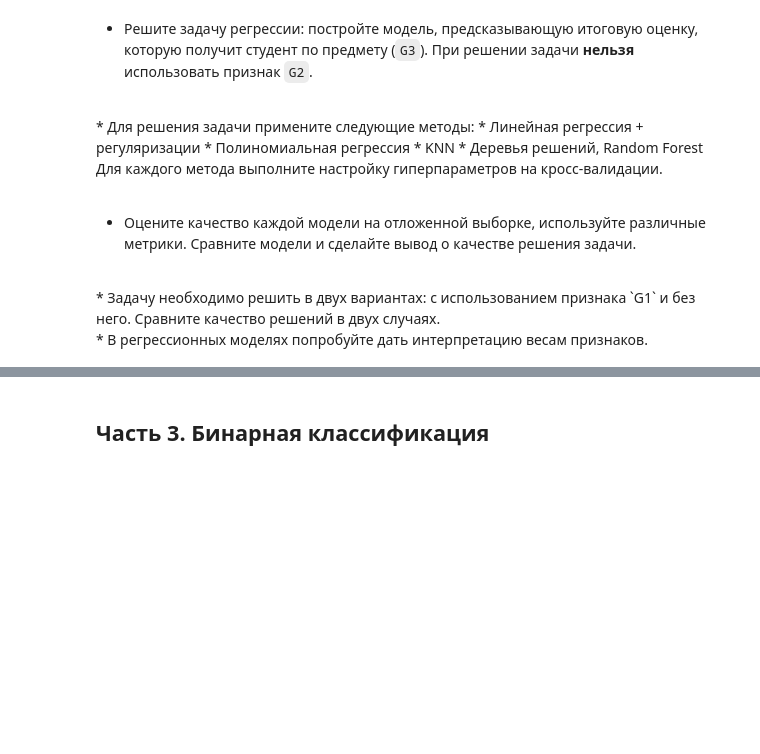
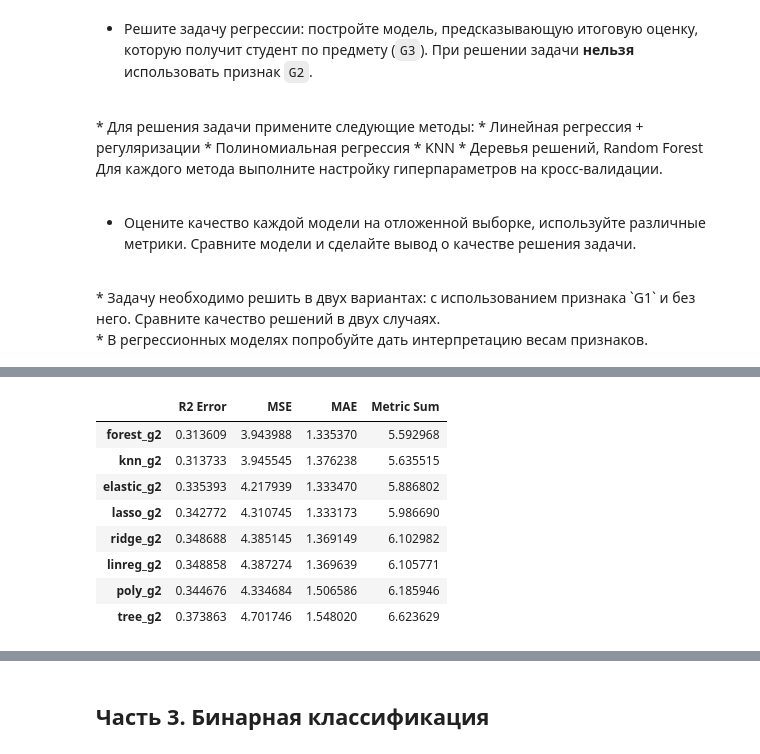
Before and after one commit to asbabiy/IAD-ML, a Jupyter notebook: Lab_3.Supervised_Learning.ipynb, the cells around one changed output, grey strips where cells are left out. Drawn from its saved outputs; the diff is of its cells as text; code cells hidden in the pictures; blank space fills up the shorter version.

```diff
--- a/Lab_3.Supervised_Learning.ipynb
+++ b/Lab_3.Supervised_Learning.ipynb
@@ -310,6 +308,7 @@ from skopt.space import Real, Categorical, Integer
 
 from sklearn.metrics import r2_score, mean_squared_error as mse_error, mean_absolute_error as mae_error, accuracy_score
 # %%
+# Автоматический тюнер моделей на основе параметров
 class ModelTuner:
     def __init__(self, params, X_train, X_test, y_train, y_test, task="regression"):
         self.params = params
@@ -325,7 +324,7 @@ class ModelTuner:
         self.y_test = y_test
 
         self.best_models = {
-            "reg_g1": {"model": None, "metric": np.inf},
+            "reg_g2": {"model": None, "metric": np.inf},
             "reg_g12": {"model": None, "metric": np.inf},
             "cls_g12": {"model": None, "metric": 0}
         }
@@ -334,7 +333,7 @@ class ModelTuner:
         """
         Tunes regression models
         """
-        self.eval_g1 = {}
+        self.eval_g2 = {}
         self.eval_g12 = {}
 
         for model_name, param in self.params.items():
@@ -346,11 +345,11 @@ class ModelTuner:
             if self.task == "regression":
                 tuner.fit(self.X_train_g2, self.y_train)
                 model = tuner.best_estimator_
-                self.eval_g1[f"{model_name}_g1"] = self._eval_model(model, self.X_test_g2)
+                self.eval_g2[f"{model_name}_g2"] = self._eval_model(model, self.X_test_g2)
 
-                if (metric := self.eval_g1[f"{model_name}_g1"]["Metric Sum"]) < self.best_models["reg_g1"]["metric"]:
-                    self.best_models["reg_g1"]["model"] = model
-                    self.best_models["reg_g1"]["metric"] = metric
+                if (metric := self.eval_g2[f"{model_name}_g2"]["Metric Sum"]) < self.best_models["reg_g2"]["metric"]:
+                    self.best_models["reg_g2"]["model"] = model
+                    self.best_models["reg_g2"]["metric"] = metric
 
                 print(f"Tuned {model.__class__.__name__} without G2.")
 
@@ -376,15 +375,15 @@ class ModelTuner:
     def get_best_models(self):
         return self.best_models
 
-    def report_stats(self, stage="g1"):
+    def report_stats(self, stage="g2"):
         """
         Reports evaluation stats
         """
-        if stage == "g1" and self.task == "classification":
+        if stage == "g2" and self.task == "classification":
             raise NotImplementedError
 
-        if stage == "g1" and self.task == "regression":
-            return pd.DataFrame.from_dict(self.eval_g1).T.sort_values(by="Metric Sum", ascending=True)
+        if stage == "g2" and self.task == "regression":
+            return pd.DataFrame.from_dict(self.eval_g2).T.sort_values(by="Metric Sum", ascending=True)
 
         return pd.DataFrame.from_dict(self.eval_g12).T.sort_values(by="Metric Sum", ascending=True)
 
@@ -393,9 +392,11 @@ class ModelTuner:
         Evaluates model performance and outputs errors
         """
         if self.task == "regression":
-            r2 = 1 - r2_score(self.y_test, model.predict(X_test))
-            mse = mse_error(self.y_test, model.predict(X_test))
-            mae = mae_error(self.y_test, model.predict(X_test))
+            preds = model.predict(X_test)
+
+            r2 = 1 - r2_score(self.y_test, preds)
+            mse = mse_error(self.y_test, preds)
+            mae = mae_error(self.y_test, preds)
 
             metric_sum = r2 + mse + mae
 
@@ -407,8 +408,10 @@ class ModelTuner:
             }
 
         if self.task == "classification":
-            f1 = f1_score(self.y_test, model.predict(X_test), average="weighted")
-            accuracy = accuracy_score(self.y_test, model.predict(X_test))
+            preds = model.predict(X_test)
+
+            f1 = f1_score(self.y_test, preds, average="weighted")
+            accuracy = accuracy_score(self.y_test, preds)
 
             metric_sum = f1 + accuracy
 
@@ -421,7 +424,7 @@ class ModelTuner:
     @staticmethod
     def _create_tuner(model, n_iter, param):
         """
-        Tunes ML models
+        Tunes ML models using Bayesian optimization
         """
         model = BayesSearchCV(
             model,
@@ -563,0 +538,14 @@ regression_tuner.get_best_models()
+# %%
+# Статистика по обучению без G2
+# Чем меньше ошибка, тем лучше результат
+regression_tuner.report_stats(stage="g2")
+# %% [output]
+|  | R2 Error | MSE | MAE | Metric Sum |
+| forest_g2 | 0.313609 | 3.943988 | 1.335370 | 5.592968 |
+| knn_g2 | 0.313733 | 3.945545 | 1.376238 | 5.635515 |
+| elastic_g2 | 0.335393 | 4.217939 | 1.333470 | 5.886802 |
+| lasso_g2 | 0.342772 | 4.310745 | 1.333173 | 5.986690 |
+| ridge_g2 | 0.348688 | 4.385145 | 1.369149 | 6.102982 |
+| linreg_g2 | 0.348858 | 4.387274 | 1.369639 | 6.105771 |
+| poly_g2 | 0.344676 | 4.334684 | 1.506586 | 6.185946 |
+| tree_g2 | 0.373863 | 4.701746 | 1.548020 | 6.623629 |
```
Also changed, not shown: parts of 36 cells of this notebook, 1 other file.
